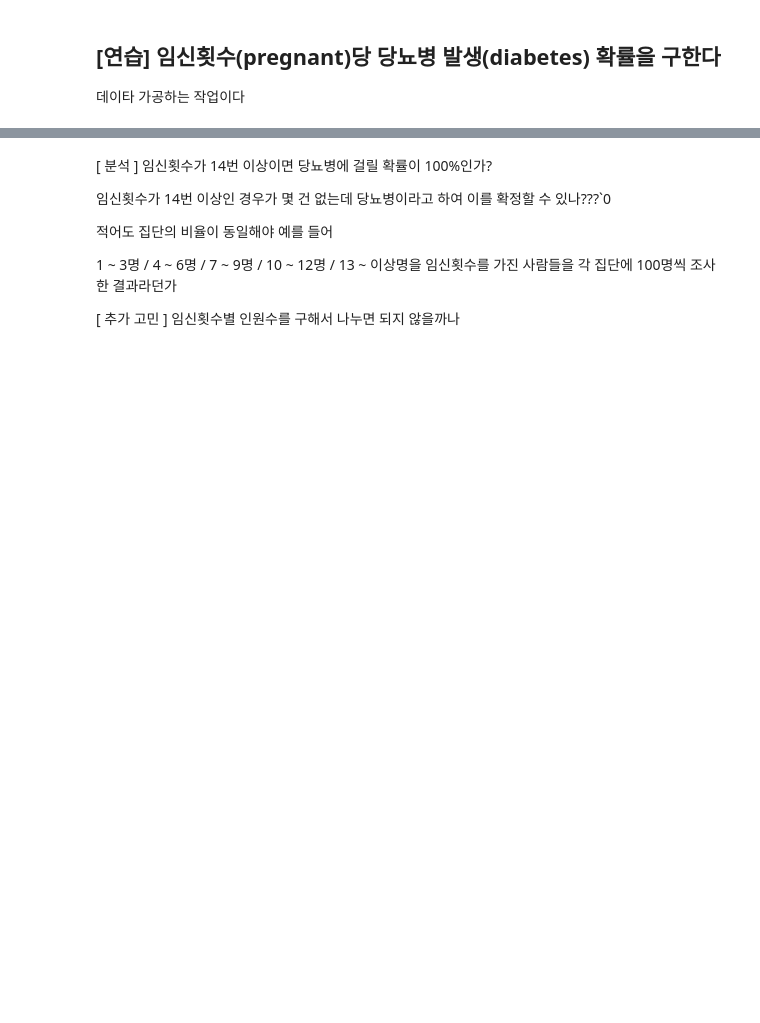
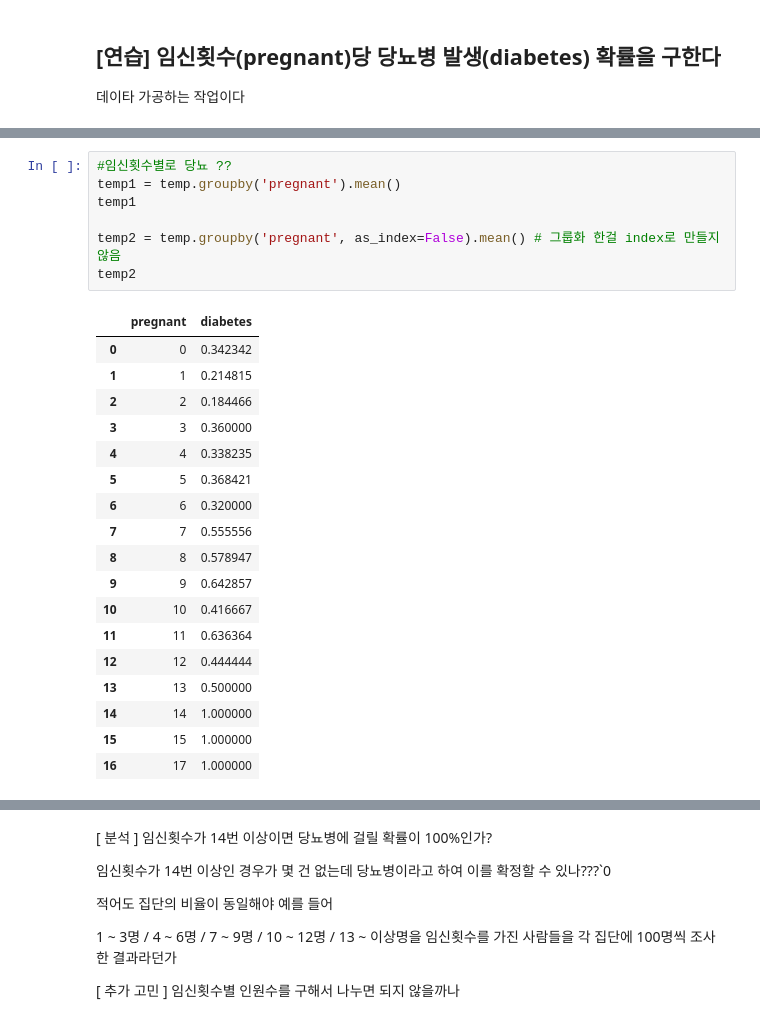
Before and after one commit to 201411096/kosmo_PythonBasic, a Jupyter notebook: eAnalysis/02_pandas_class/Ex05_groupby1_피마인디언.ipynb, the cells around one changed output, grey strips where cells are left out. Drawn from its saved outputs; the diff is of its cells as text; blank space fills up the shorter version.

```diff
--- a/eAnalysis/02_pandas_class/Ex05_groupby1_피마인디언.ipynb
+++ b/eAnalysis/02_pandas_class/Ex05_groupby1_피마인디언.ipynb
@@ -60,0 +106,26 @@ df
+# %%
+#임신횟수별로 당뇨 ??
+temp1 = temp.groupby('pregnant').mean()
+temp1
+
+temp2 = temp.groupby('pregnant', as_index=False).mean() # 그룹화 한걸 index로 만들지 않음
+temp2
+# %% [output]
+|  | pregnant | diabetes |
+| 0 | 0 | 0.342342 |
+| 1 | 1 | 0.214815 |
+| 2 | 2 | 0.184466 |
+| 3 | 3 | 0.360000 |
+| 4 | 4 | 0.338235 |
+| 5 | 5 | 0.368421 |
+| 6 | 6 | 0.320000 |
+| 7 | 7 | 0.555556 |
+| 8 | 8 | 0.578947 |
+| 9 | 9 | 0.642857 |
+| 10 | 10 | 0.416667 |
+| 11 | 11 | 0.636364 |
+| 12 | 12 | 0.444444 |
+| 13 | 13 | 0.500000 |
+| 14 | 14 | 1.000000 |
+| 15 | 15 | 1.000000 |
+| 16 | 17 | 1.000000 |
```
Also changed, not shown: parts of 6 cells of this notebook, 2 other files.
